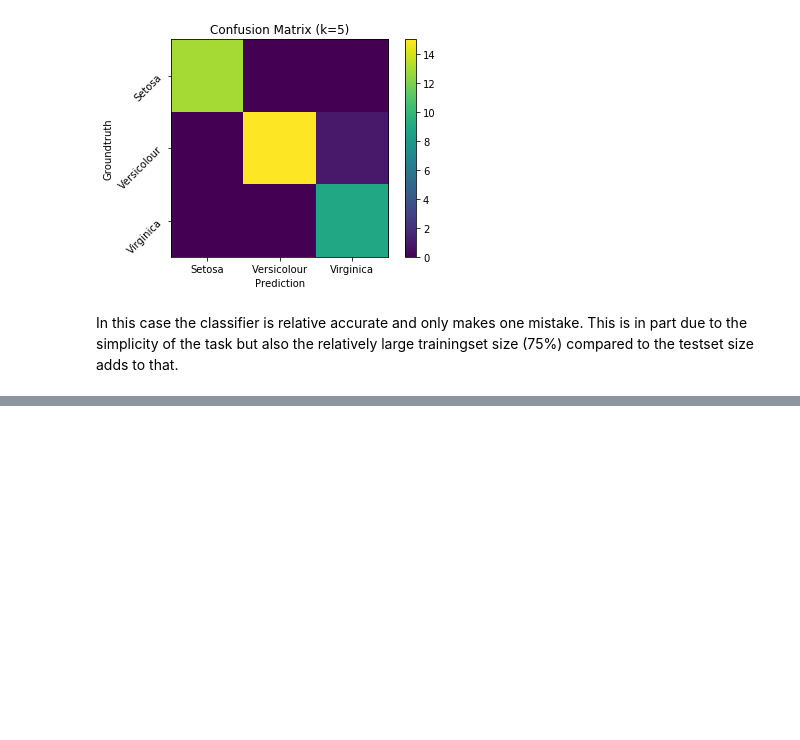
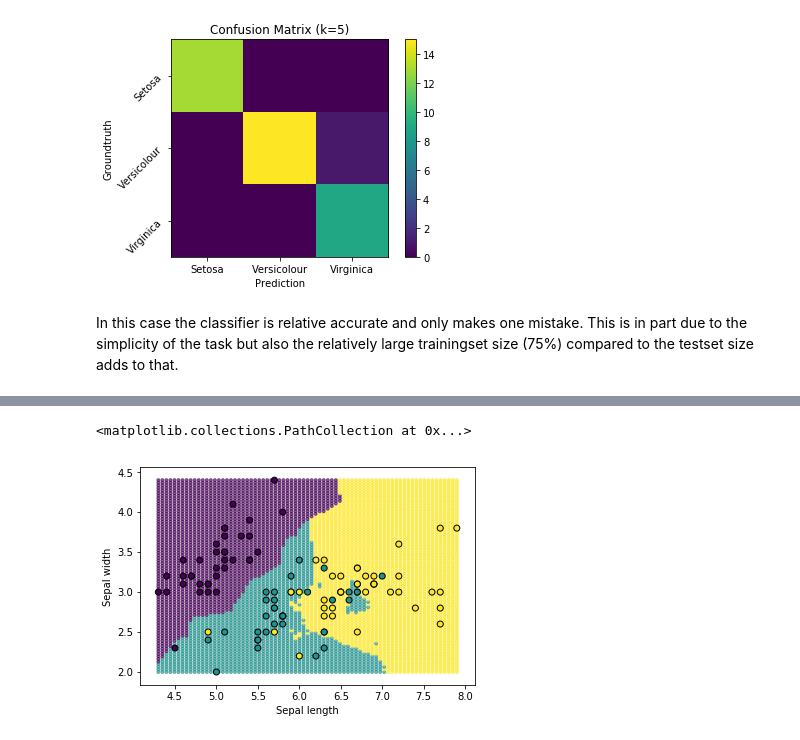
Before and after one commit to adriankoering/expert-octo-barnacle, a Jupyter notebook: k-nearest neighbor classifier.ipynb, the cells around one changed output, grey strips where cells are left out. Drawn from its saved outputs; the diff is of its cells as text; code cells hidden in the pictures; blank space fills up the shorter version.

```diff
--- a/k-nearest neighbor classifier.ipynb
+++ b/k-nearest neighbor classifier.ipynb
@@ -287,0 +312,18 @@ In this case the classifier is relative accurate and only makes one mistake. Thi
+# %%
+n = 75 # n := resolution of the decision boundary
+
+MeshH, MeshV = np.meshgrid(np.linspace(X_vis.min(axis=0)[0], X_vis.max(axis=0)[0], n),
+                           np.linspace(X_vis.min(axis=0)[1], X_vis.max(axis=0)[1], n))
+MeshH, MeshV = np.array(MeshH.flat), np.array(MeshV.flat)
+
+X_plane = np.vstack((MeshH, MeshV)).T
+y_vis = clf_vis.predict(X_plane)
+
+
+plt.xlabel("Sepal length")
+plt.ylabel("Sepal width")
+plt.scatter(X_plane[:,0], X_plane[:,1], c=y_vis, marker=".", alpha=.6)
+plt.scatter(X_vis[:,0], X_vis[:,1], c=y_train, edgecolor="black")
+# %% [output]
+<matplotlib.collections.PathCollection at 0x...>
+[figure, added]
```
Also changed, not shown: parts of 5 cells of this notebook.
